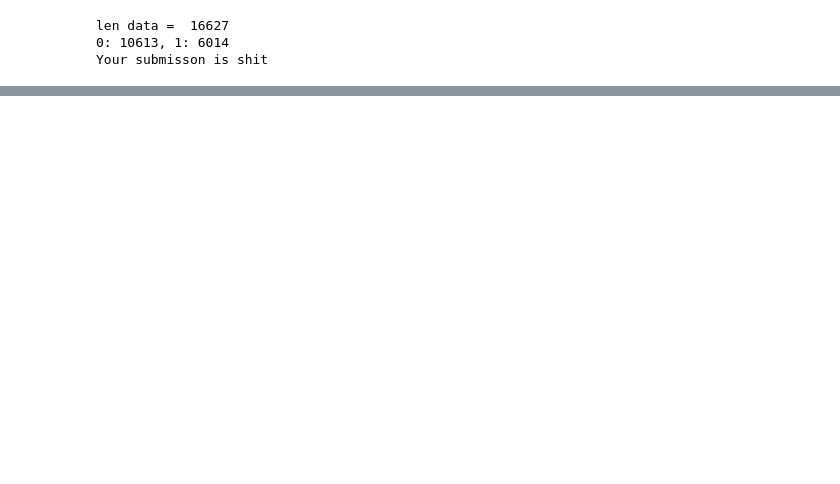
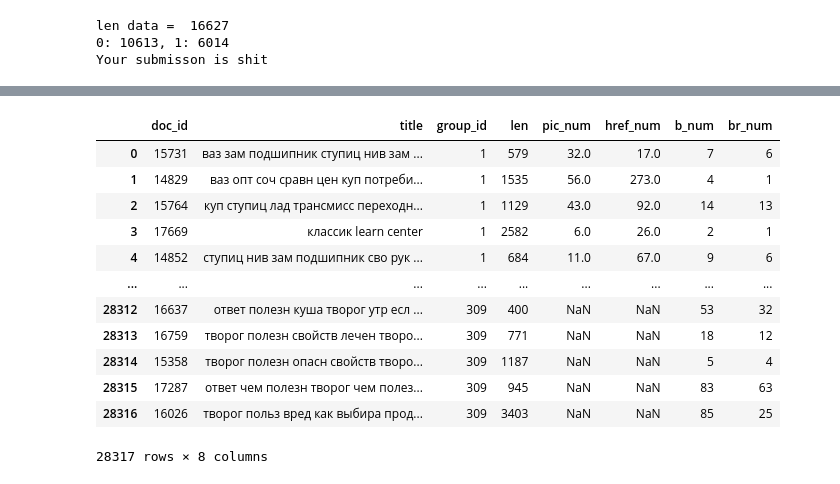
Before and after one commit to SmirnovMihail/ML_project_2020, a Jupyter notebook: Testing_smth_new.ipynb, the cells around one changed output, grey strips where cells are left out. Drawn from its saved outputs; the diff is of its cells as text; code cells hidden in the pictures; blank space fills up the shorter version.

```diff
--- a/Testing_smth_new.ipynb
+++ b/Testing_smth_new.ipynb
@@ -419,0 +755,5 @@ titles
+# %%
+train = pd.read_csv('./data/train_groups.csv')
+# %%
+train['br_num'] = train['doc_id'].apply(lambda x: img_tags_counter(x))
+# train['href_num'] = train['doc_id'].apply(lambda x: link_tags_counter(x))
@@ -419,0 +886,2 @@ titles
+# %%
+df = pd.read_csv('./data/unversal_table.csv')
@@ -420 +896,5 @@ titles
+# %%
+df['pic_num'] = train['pic_num']
+df['href_num'] = train['href_num']
+df['b_num'] = train['b_num']
 # %%
@@ -421,0 +902,16 @@ titles.to_csv('./data/unversal_table.csv', index=False)
+# %%
+df
+# %% [output]
+|  | doc_id | title | group_id | len | pic_num | href_num | b_num | br_num |
+| 0 | 15731 | ваз зам подшипник ступиц нив зам ... | 1 | 579 | 32.0 | 17.0 | 7 | 6 |
+| 1 | 14829 | ваз опт соч сравн цен куп потреби... | 1 | 1535 | 56.0 | 273.0 | 4 | 1 |
+| 2 | 15764 | куп ступиц лад трансмисс переходн... | 1 | 1129 | 43.0 | 92.0 | 14 | 13 |
+| 3 | 17669 | классик learn center | 1 | 2582 | 6.0 | 26.0 | 2 | 1 |
+| 4 | 14852 | ступиц нив зам подшипник сво рук ... | 1 | 684 | 11.0 | 67.0 | 9 | 6 |
+| ... | ... | ... | ... | ... | ... | ... | ... | ... |
+| 28312 | 16637 | ответ полезн куша творог утр есл ... | 309 | 400 | NaN | NaN | 53 | 32 |
+| 28313 | 16759 | творог полезн свойств лечен творо... | 309 | 771 | NaN | NaN | 18 | 12 |
+| 28314 | 15358 | творог полезн опасн свойств творо... | 309 | 1187 | NaN | NaN | 5 | 4 |
+| 28315 | 17287 | ответ чем полезн творог чем полез... | 309 | 945 | NaN | NaN | 83 | 63 |
+| 28316 | 16026 | творог польз вред как выбира прод... | 309 | 3403 | NaN | NaN | 85 | 25 |
+28317 rows × 8 columns
```
Also changed, not shown: parts of 77 cells of this notebook, 1 other file.
